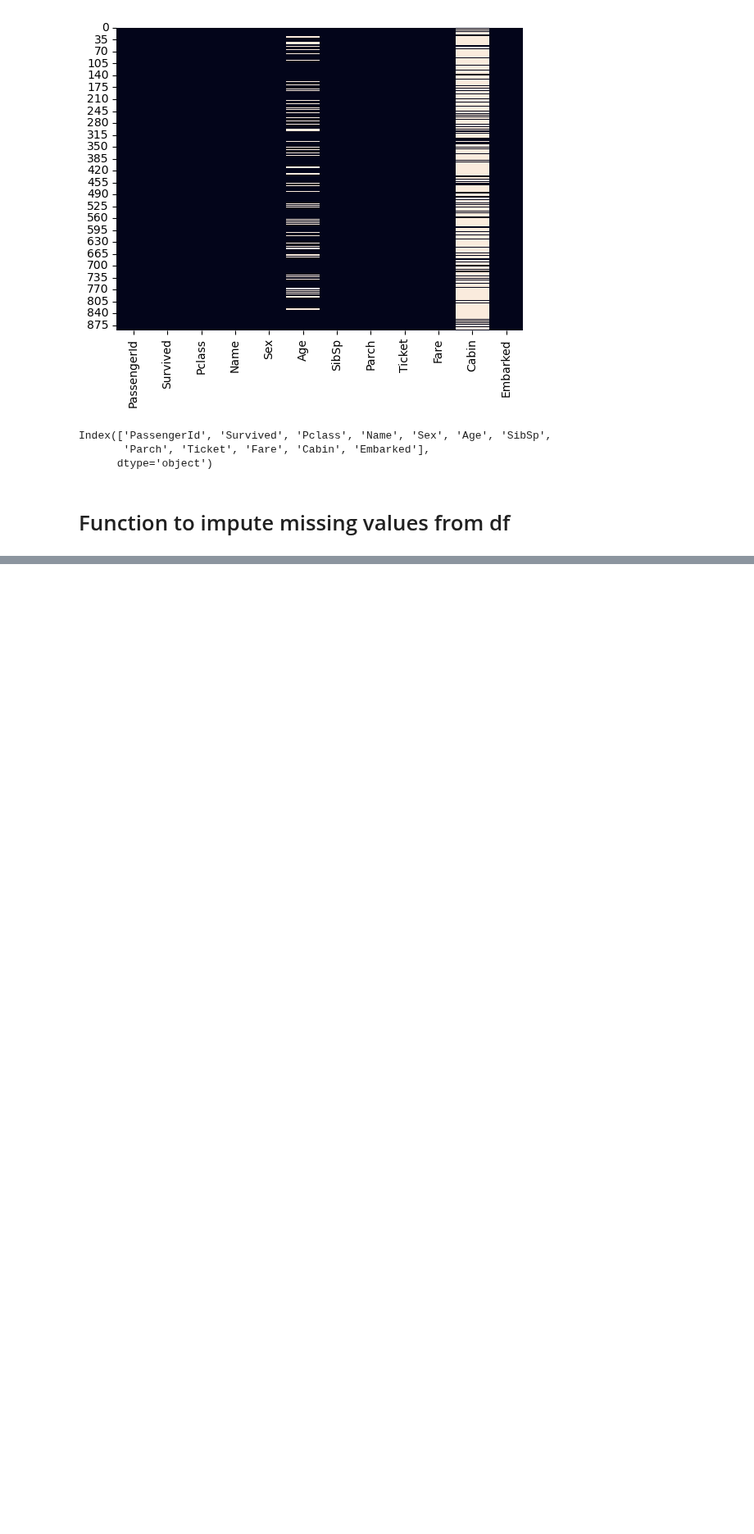
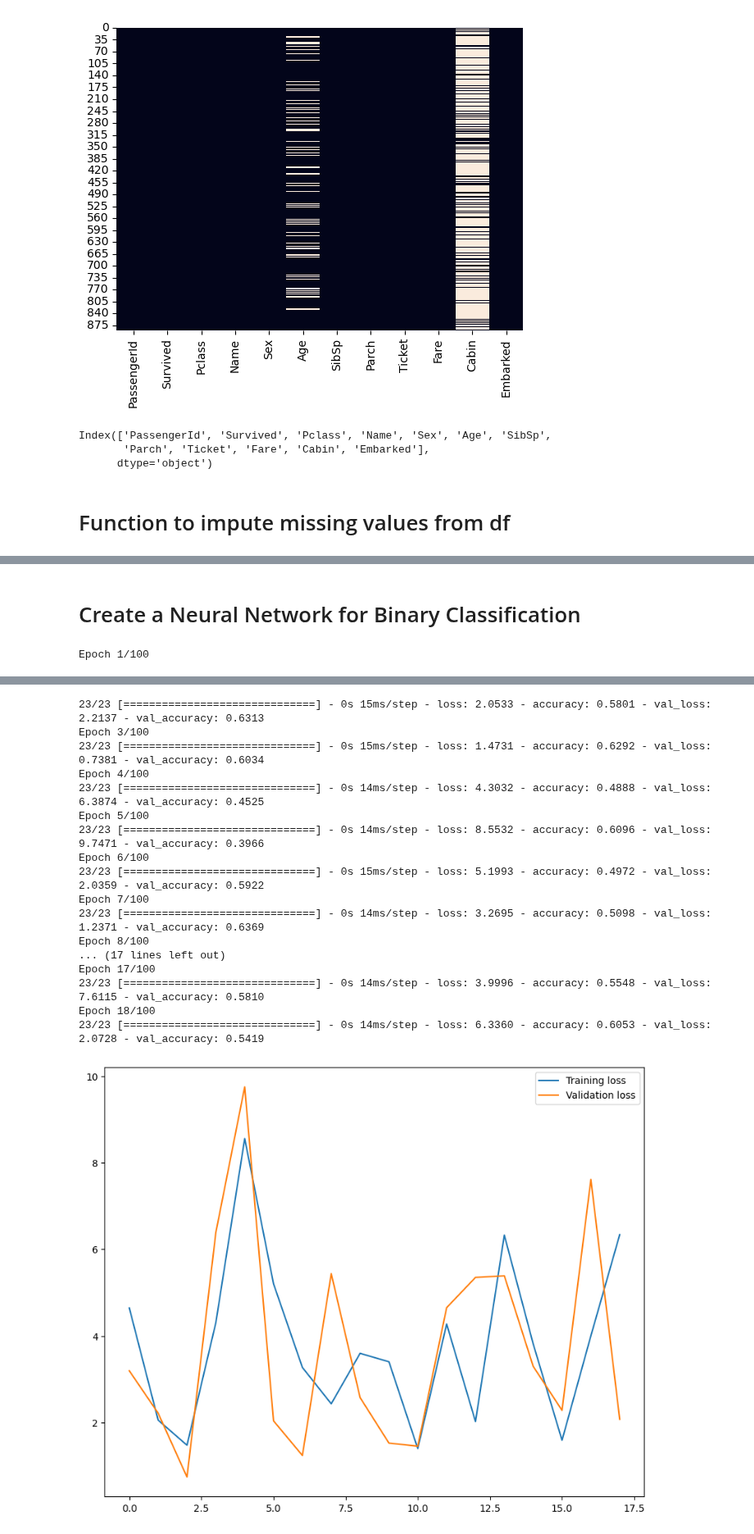
Before and after one commit to AammarTufail/six-months_python_for_data_science-mentorship-program, a Jupyter notebook: 00_projects/02_titanic_kaggle_competition/titanic_kaggle.ipynb, the cells around one changed output, grey strips where cells are left out. Shown at 82% size. Drawn from its saved outputs; the diff is of its cells as text; code cells hidden in the pictures; blank space fills up the shorter version.

```diff
--- a/00_projects/02_titanic_kaggle_competition/titanic_kaggle.ipynb
+++ b/00_projects/02_titanic_kaggle_competition/titanic_kaggle.ipynb
@@ -266,0 +326,17 @@ for col in missing_data_cols:
+# %% [markdown]
+# Create a Neural Network for Binary Classification
+# %%
+# use tensorflow to create a neural network
+import tensorflow as tf
+
+# Building the model
+model = tf.keras.models.Sequential([
+    tf.keras.layers.Dense(128, activation='relu',
+                          input_shape=(X_train.shape[1],)), # Input layer
+    tf.keras.layers.Dense(64, activation='relu'), # Hidden layer 1
+    tf.keras.layers.Dense(32, activation='relu'), # Hidden layer 2
+    tf.keras.layers.Dense(16, activation='relu'), # Hidden layer 3
+    tf.keras.layers.Dense(8, activation='relu'), # Hidden layer 3
+
+    tf.keras.layers.Dense(1, activation='sigmoid') # Output layer
+])
@@ -266,0 +352,28 @@ for col in missing_data_cols:
+# %%
+from tensorflow.keras.callbacks import EarlyStopping
+
+# Define the callback function
+early_stopping = EarlyStopping(patience=15)
+
+
+# Compile the model
+model.compile(optimizer='adam', loss='binary_crossentropy', metrics=['accuracy'])
+
+# train the model and plot the training and testing loss and accuracy at each epoc
+history = model.fit(X_train, y_train, epochs=100, batch_size=32, verbose=1, validation_data=(X_test, y_test),
+                    callbacks=[early_stopping])
+
+# plot the training and testing loss and accuracy at each epoc
+fig, ax = plt.subplots(figsize=(10, 8))
+ax.plot(history.history['loss'], label='Training loss')
+ax.plot(history.history['val_loss'], label='Validation loss')
+ax.legend()
+plt.show()
+
+fig, ax = plt.subplots(figsize=(10, 8))
+ax.plot(history.history['accuracy'], label='Training accuracy')
+ax.plot(history.history['val_accuracy'], label='Validation accuracy')
+ax.legend()
+plt.show()
+# %% [output]
+Epoch 1/100
@@ -266,0 +384,18 @@ for col in missing_data_cols:
+23/23 [==============================] - 0s 15ms/step - loss: 2.0533 - accuracy: 0.5801 - val_loss: 2.2137 - val_accuracy: 0.6313
+Epoch 3/100
+23/23 [==============================] - 0s 15ms/step - loss: 1.4731 - accuracy: 0.6292 - val_loss: 0.7381 - val_accuracy: 0.6034
+Epoch 4/100
+23/23 [==============================] - 0s 14ms/step - loss: 4.3032 - accuracy: 0.4888 - val_loss: 6.3874 - val_accuracy: 0.4525
+Epoch 5/100
+23/23 [==============================] - 0s 14ms/step - loss: 8.5532 - accuracy: 0.6096 - val_loss: 9.7471 - val_accuracy: 0.3966
+Epoch 6/100
+23/23 [==============================] - 0s 15ms/step - loss: 5.1993 - accuracy: 0.4972 - val_loss: 2.0359 - val_accuracy: 0.5922
+Epoch 7/100
+23/23 [==============================] - 0s 14ms/step - loss: 3.2695 - accuracy: 0.5098 - val_loss: 1.2371 - val_accuracy: 0.6369
+Epoch 8/100
+... (17 lines left out)
+Epoch 17/100
+23/23 [==============================] - 0s 14ms/step - loss: 3.9996 - accuracy: 0.5548 - val_loss: 7.6115 - val_accuracy: 0.5810
+Epoch 18/100
+23/23 [==============================] - 0s 14ms/step - loss: 6.3360 - accuracy: 0.6053 - val_loss: 2.0728 - val_accuracy: 0.5419
+[figure, added]
```
Also changed, not shown: parts of 7 cells of this notebook.
